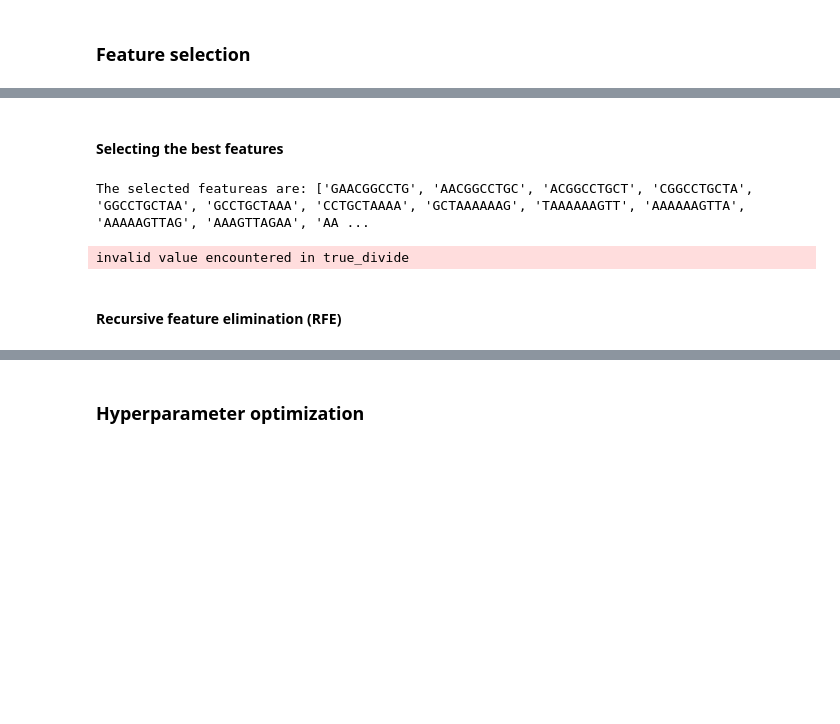
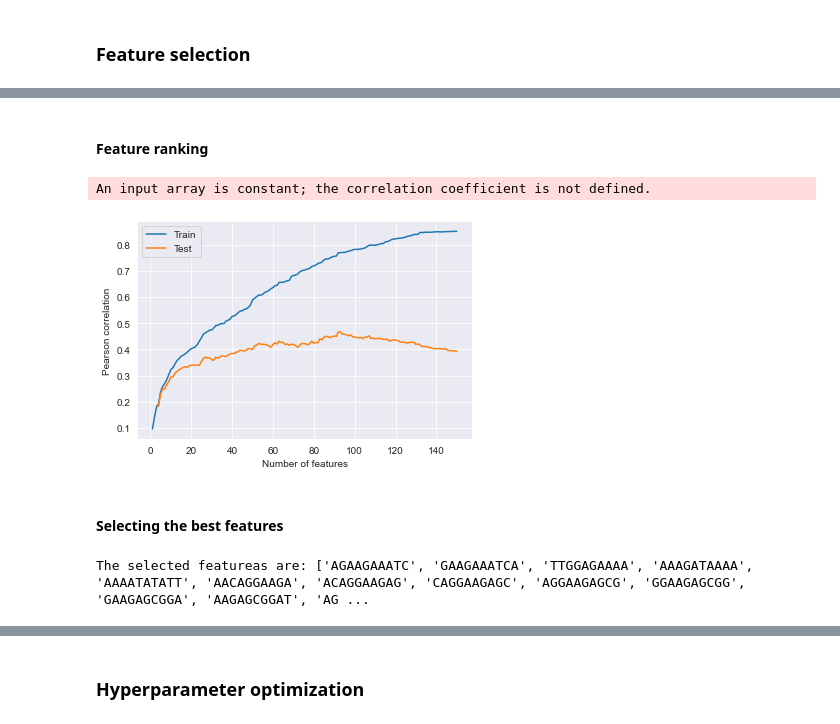
Before and after one commit to camilababo/Application-of-ML-approaches-towards-the-prediction-of-gene-expression-levels-in-S.thermophilus, a Jupyter notebook: ML_pipeline/running_pipeline.ipynb, the cells around one changed output, grey strips where cells are left out. Cells and saved outputs as stored; diff of their text form; code cells hidden in the pictures; blank space fills up the shorter version.

```diff
--- a/ML_pipeline/running_pipeline.ipynb
+++ b/ML_pipeline/running_pipeline.ipynb
@@ -380,17 +426,60 @@ The mean squared error (MSE) on test set is 8.812.
+# %% [markdown]
+#### Feature ranking
+# %%
+#Calculate performances for the training set
+train_performances = []
+
+
+for i in range(150):
+    model_train = xgboost.XGBRegressor(eta = 0.1)
+    x_train_subset = x_train[rankings.sort_values()[:i+1].index]
+    model_train.fit(x_train_subset, y_train)
+    train_model_feature_rank = model_train.predict(x_train_subset)
+    train_performances.append(stats.pearsonr(train_model_feature_rank, y_train)[0])
+
+#Calculate performances for the testing set
+test_performances = []
+
+splitter = KFold(5, shuffle=True, random_state=2020)
+
+for train_index, test_index in splitter.split(x_train, y_train):
+    k_performances = []
+    X_train_train, X_train_test = x_train.iloc[train_index], x_train.iloc[test_index]
+    y_train_train, y_train_test = y_train.iloc[train_index], y_train.iloc[test_index]
+
+    for i in range(150):
+        model_test = xgboost.XGBRegressor(eta = 0.1)
+        model_test.fit(X_train_train[rankings.sort_values()[:i+1].index], y_train_train)
+        test_model_feature_rank = model_test.predict(X_train_test[rankings.sort_values()[:i+1].index])
+        k_performances.append(stats.pearsonr(test_model_feature_rank, y_train_test)[0])
+    test_performances.append(k_performances)
+
+test_performances = np.array(test_performances, dtype=object).mean(0)
+
+#Plot the different performances
+plt.plot(range(1, 151), train_performances, label="Train")
+plt.plot(range(1, 151), test_performances, label="Test")
+plt.legend()
+plt.xlabel("Number of features")
+plt.ylabel("Pearson correlation")
+plt.show()
+# %% [output]
+An input array is constant; the correlation coefficient is not defined.
+[figure, added]
 # %% [markdown]
 #### Selecting the best features
 # %%
+#Ignore warning of the division of invalid values
+np.seterr(invalid='ignore')
+
 from sklearn.feature_selection import SelectKBest
 from sklearn.feature_selection import f_regression
 
 
-selector = SelectKBest(f_regression, k=50)
+selector = SelectKBest(f_regression, k=90)
 selector.fit(x_train, y_train.values.ravel())
 
 selected_features = x_train.iloc[:, selector.get_support(indices=True)].columns.tolist()
 print('The selected featureas are: %s' % selected_features)
 # %% [output]
-The selected featureas are: ['GAACGGCCTG', 'AACGGCCTGC', 'ACGGCCTGCT', 'CGGCCTGCTA', 'GGCCTGCTAA', 'GCCTGCTAAA', 'CCTGCTAAAA', 'GCTAAAAAAG', 'TAAAAAAGTT', 'AAAAAAGTTA', 'AAAAAGTTAG', 'AAAGTTAGAA', 'AA ...
+The selected featureas are: ['AGAAGAAATC', 'GAAGAAATCA', 'TTGGAGAAAA', 'AAAGATAAAA', 'AAAATATATT', 'AACAGGAAGA', 'ACAGGAAGAG', 'CAGGAAGAGC', 'AGGAAGAGCG', 'GGAAGAGCGG', 'GAAGAGCGGA', 'AAGAGCGGAT', 'AG ...
-invalid value encountered in true_divide
-# %% [markdown]
-#### Recursive feature elimination (RFE)
```
Also changed, not shown: parts of 9 cells of this notebook.
